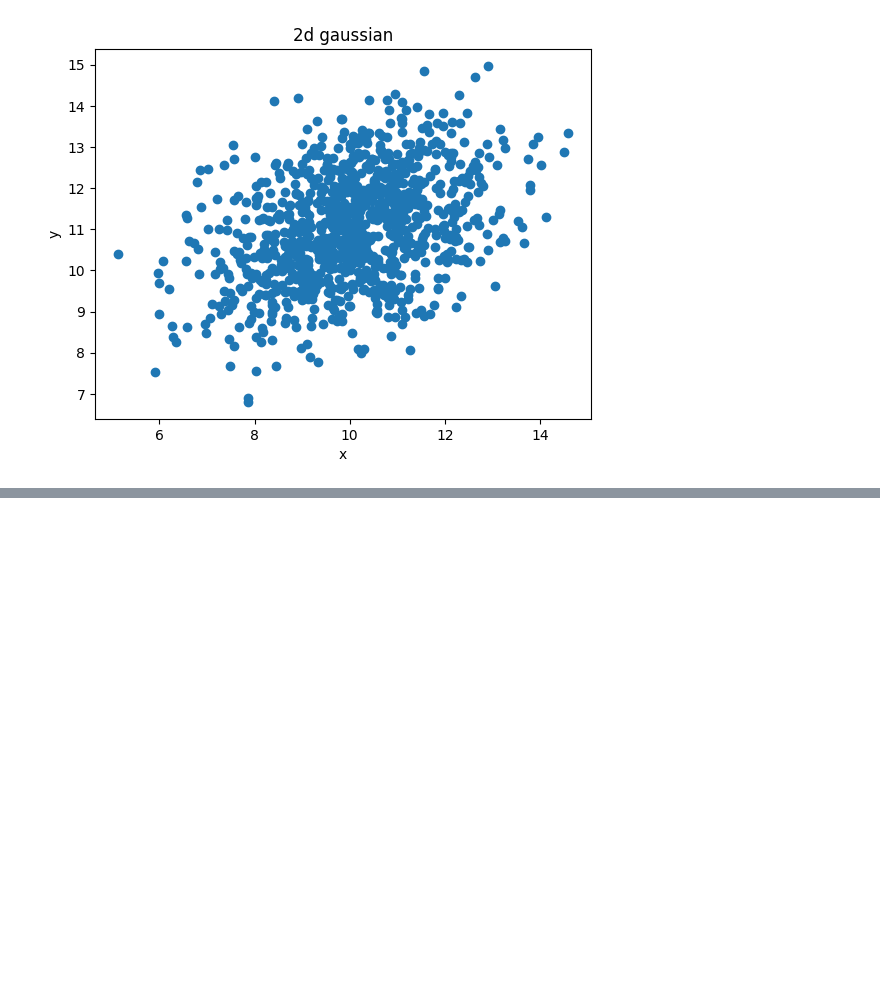
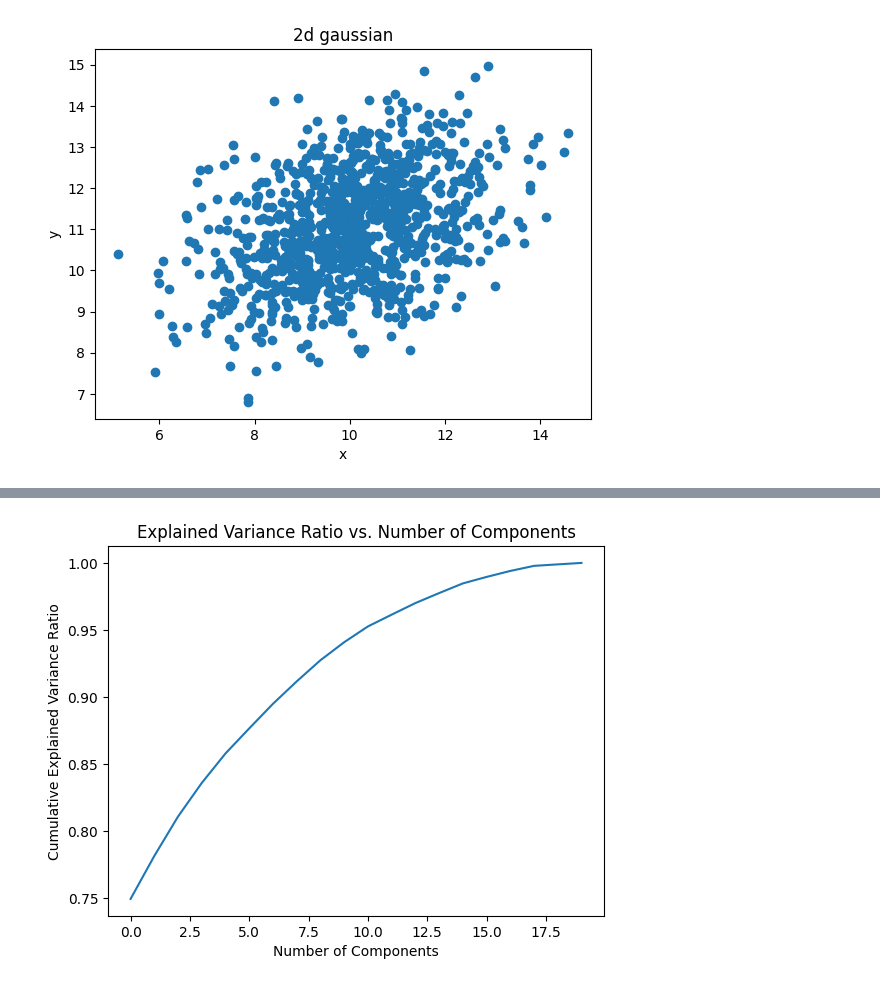
Before and after one commit to Birr0/AI-algorithms, a Jupyter notebook: PCA.ipynb, the cells around one changed output, grey strips where cells are left out. Saved outputs shown, nothing was run; the diff lists cells and outputs as text; code cells hidden in the pictures; blank space fills up the shorter version.

```diff
--- a/PCA.ipynb
+++ b/PCA.ipynb
@@ -108,0 +101,19 @@ print(loss)
+# %%
+np.random.seed(42)
+
+dim = 20
+mu = np.random.randint(low=1, high=10, size=dim)
+sigma = np.random.rand(dim)
+
+# Create a symmetric positive-semidefinite covariance matrix
+sigma_diag = np.random.rand(dim)  # Create a random array for the diagonal
+sigma = np.zeros((dim, dim))  # Initialize the covariance matrix
+
+for i in range(dim):
+    sigma[i] = np.roll(sigma_diag, i)  # Shift the diagonal array for each row
+
+cov = np.dot(sigma.T, sigma)  # Ensure the matrix is positive-semidefinite
+
+# Update X with the new covariance matrix
+X = np.random.multivariate_normal(mu, cov, 1000)
+print(X.shape)
@@ -108,0 +122,59 @@ print(loss)
+# %%
+def pca(X, k=2):
+    '''
+    Perform PCA on the input matrix X and return components for reconstruction.
+
+    Parameters:
+    X (numpy.ndarray): The input data matrix with shape (n_samples, n_features).
+    k (int): The number of principal components to retain.
+
+    Returns:
+    dict: A dictionary containing PCA results and components for reconstruction.
+    '''
+
+    X_norm = (X - X.mean(axis=0))  # Normalize the input data
+    X_cov = (X_norm.T @ X_norm) * 1/(len(X_norm) - 1)  # Compute the covariance matrix
+    x_cov_lambda, x_cov_v = np.linalg.eig(X_cov)  # Find the eigenvalues and eigenvectors of the covariance matrix
+
+    # Sort eigenvectors by decreasing eigenvalues
+    idx = x_cov_lambda.argsort()[::-1]
+    x_cov_lambda = x_cov_lambda[idx]
+    x_cov_v = x_cov_v[:, idx]
+
+    # Select top k eigenvectors
+    x_cov_v_reduced = x_cov_v[:, :k]
+
+    variance_ratios = x_cov_lambda / np.sum(x_cov_lambda)
+
+    pca_X = x_cov_v_reduced.T @ X_norm.T  # Project the data onto the new feature subspace
+
+    return {
+        'pca_components': x_cov_v,
+        'variance_ratios': variance_ratios,
+        'pca_X': pca_X,
+        'X_mean': X.mean(axis=0),
+        'x_cov_v_reduced': x_cov_v_reduced
+    }
+
+# Perform PCA
+k = 4  # Number of components to retain
+pca_result = pca(X, k=k)
+
+# Reconstruct the data
+X_reconstructed = (pca_result['x_cov_v_reduced'] @ pca_result['pca_X']).T + pca_result['X_mean']
+
+# Print shapes to verify
+print("Original data shape:", X.shape)
+print("Reconstructed data shape:", X_reconstructed.shape)
+
+# Calculate and print the reconstruction error
+reconstruction_error = np.mean((X - X_reconstructed) ** 2)
+print(f"Reconstruction error with {k} components: {reconstruction_error}")
+
+# Optionally, you can visualize the explained variance ratio
+plt.plot(np.cumsum(pca_result['variance_ratios']))
+plt.xlabel('Number of Components')
+plt.ylabel('Cumulative Explained Variance Ratio')
+plt.title('Explained Variance Ratio vs. Number of Components')
+plt.show()
+# %% [output]
@@ -108,0 +186 @@ print(loss)
+[figure, added]
```
Also changed, not shown: parts of 21 cells of this notebook.
